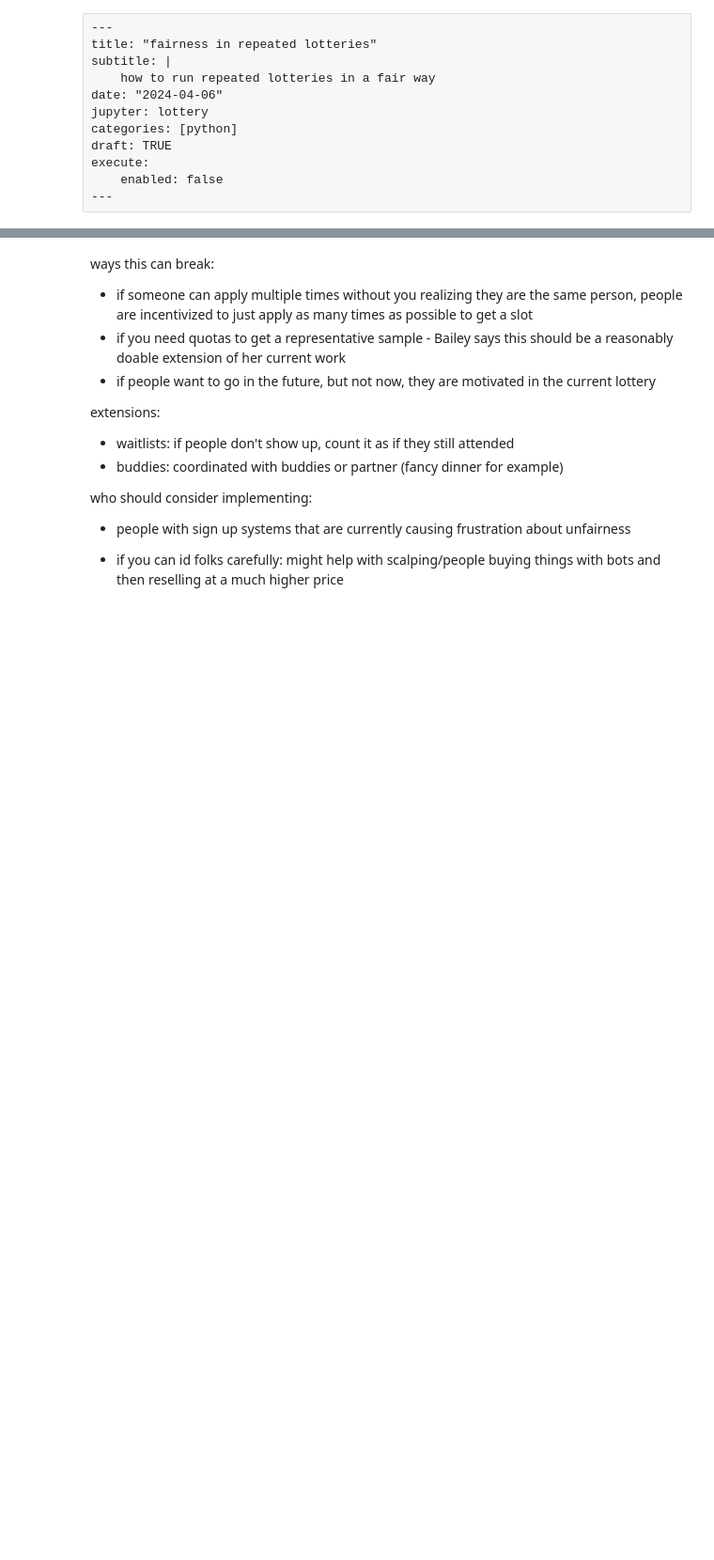
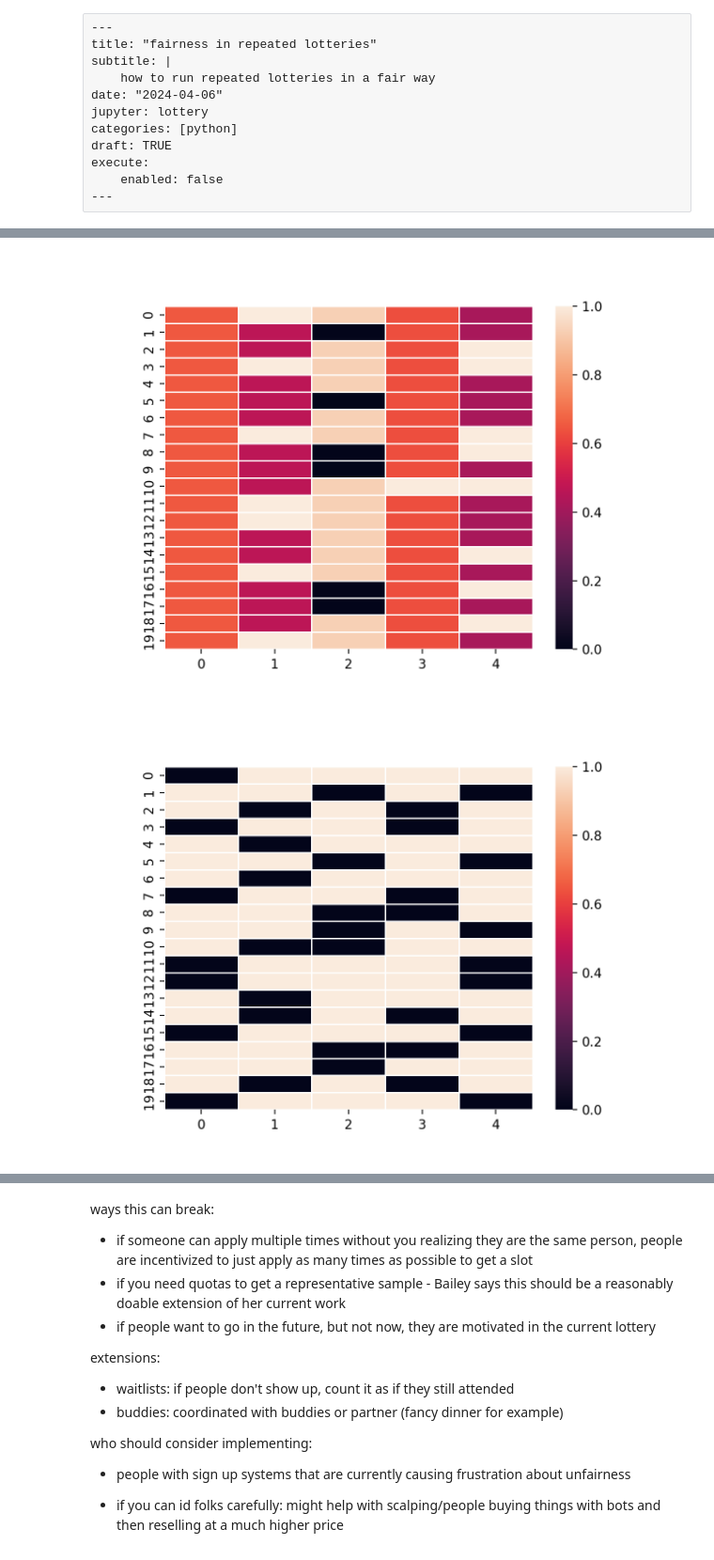
Before and after one commit to alexpghayes/quarto-blog, a Jupyter notebook: post/2024-04-06_repeated-lotteries/index.ipynb, the cells around one changed output, grey strips where cells are left out. Shown at 94% size. Cells and saved outputs as stored; diff of their text form; code cells hidden in the pictures; blank space fills up the shorter version.

```diff
--- a/post/2024-04-06_repeated-lotteries/index.ipynb
+++ b/post/2024-04-06_repeated-lotteries/index.ipynb
@@ -388,4 +12,0 @@ pool = demo_pool
-# %%
-
-scores = rng.poisson(5, 20)
-demo_pool.run_lottery(scores, lottery_size=13)
@@ -393,0 +110,19 @@ OverflowError: cannot convert float infinity to integer
+# %%
+def projection_simplex_clip(r, simplex_sum=1):
+    """
+    Projects a real-valued vector ``r`` onto the simplex, with the constraint the elements
+    of the simplex sum to ``simplex_sum``, and all entries of the vector must
+    be between 0 and 1.
+
+    Modified from http://www.ryanhmckenna.com/2019/10/projecting-onto-probability-simplex.html
+    """
+    lambdas = jnp.append(-r, 1 - r)
+    idx = jnp.argsort(lambdas)
+    lambdas = lambdas[idx]
+    active = jnp.cumsum((idx < r.size) * 2 - 1)[:-1]
+    diffs = jnp.diff(lambdas, n=1)
+    totals = jnp.cumsum(active * diffs)
+    i = jnp.searchsorted(totals, simplex_sum)
+    lam = (simplex_sum - totals[i]) / active[i] + lambdas[i + 1]
+    p = jnp.clip(r + lam, 0, 1)
+    return p / p.sum() * simplex_sum  # re-normalization not strictly necessary
@@ -393,0 +318,20 @@ OverflowError: cannot convert float infinity to integer
+# %%
+from jax import random
+
+# number of winners
+lottery_size = 17
+
+key = random.key(0)
+scores = random.poisson(key, 5, (20,))
+
+demo_pool = LotteryPool("Demonstration Pool")
+scores = jnp.ones_like(scores)
+
+# run five lotteries
+demo_pool.run_lottery(scores, lottery_size=13)
+demo_pool.run_lottery(scores, lottery_size=13)
+demo_pool.run_lottery(scores, lottery_size=13)
+demo_pool.run_lottery(scores, lottery_size=13)
+demo_pool.run_lottery(scores, lottery_size=13)
+
+demo_pool.plot_win_probabilities()
@@ -393,0 +348,5 @@ OverflowError: cannot convert float infinity to integer
+# %%
+demo_pool.plot_winners()
+# %% [output]
+[figure, added]
+[figure, added]
```
Also changed, not shown: parts of 42 cells of this notebook, 4 other files.
